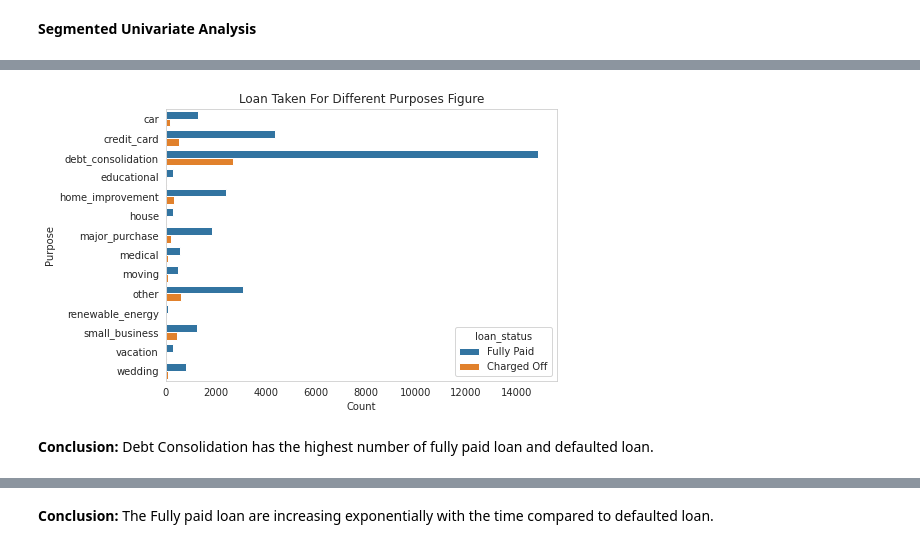
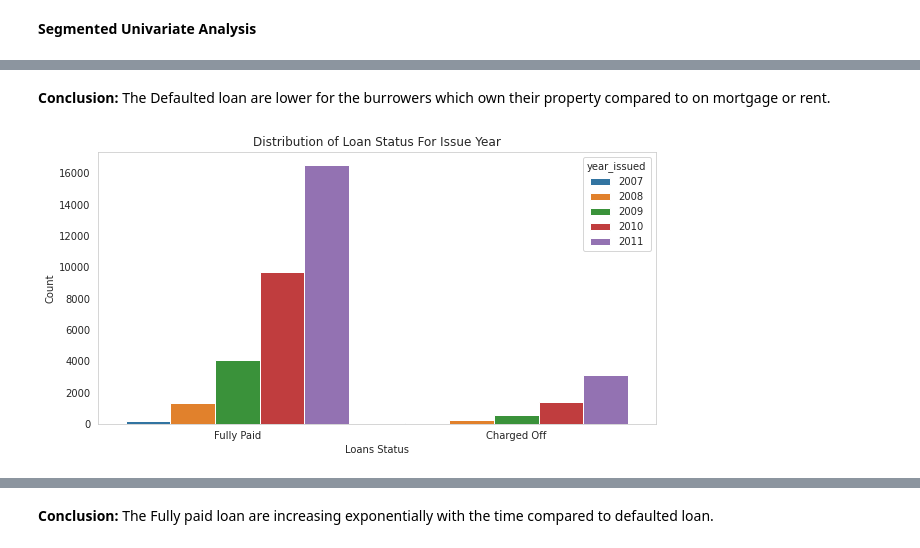
Before and after one commit to PrathameshMore777/LendingClubCaseStudy, a Jupyter notebook: LendingClubCaseStudy.ipynb, the cells around one changed output, grey strips where cells are left out. Cells and saved outputs as stored; diff of their text form; code cells hidden in the pictures.

```diff
--- a/LendingClubCaseStudy.ipynb
+++ b/LendingClubCaseStudy.ipynb
@@ -642,12 +590,12 @@ plt.show()
+# %% [markdown]
+**Conclusion:** The Defaulted loan are lower for the burrowers which own their property compared to on mortgage or rent.
 # %%
-# Purpose based on loan_status
-plt.figure(figsize=(7,5))
-sns.countplot(data=loan_data,y='purpose',hue='loan_status')
-plt.xlabel('Count')
-plt.ylabel('Purpose')
-plt.title('Loan Taken For Different Purposes Figure',fontsize=12)
+# loan_status based on year issued
+plt.figure(figsize=(10,5))
+sns.countplot(data=loan_data,x='loan_status',hue='year_issued')
+plt.xlabel('Loans Status')
+plt.ylabel('Count')
+plt.title('Distribution of Loan Status For Issue Year',fontsize=12)
 plt.show()
 # %% [output]
-[figure, old version]
+[figure, new version]
-# %% [markdown]
-**Conclusion:** Debt Consolidation has the highest number of fully paid loan and defaulted loan.
```
Also changed, not shown: parts of 92 cells of this notebook, 3 other files.
